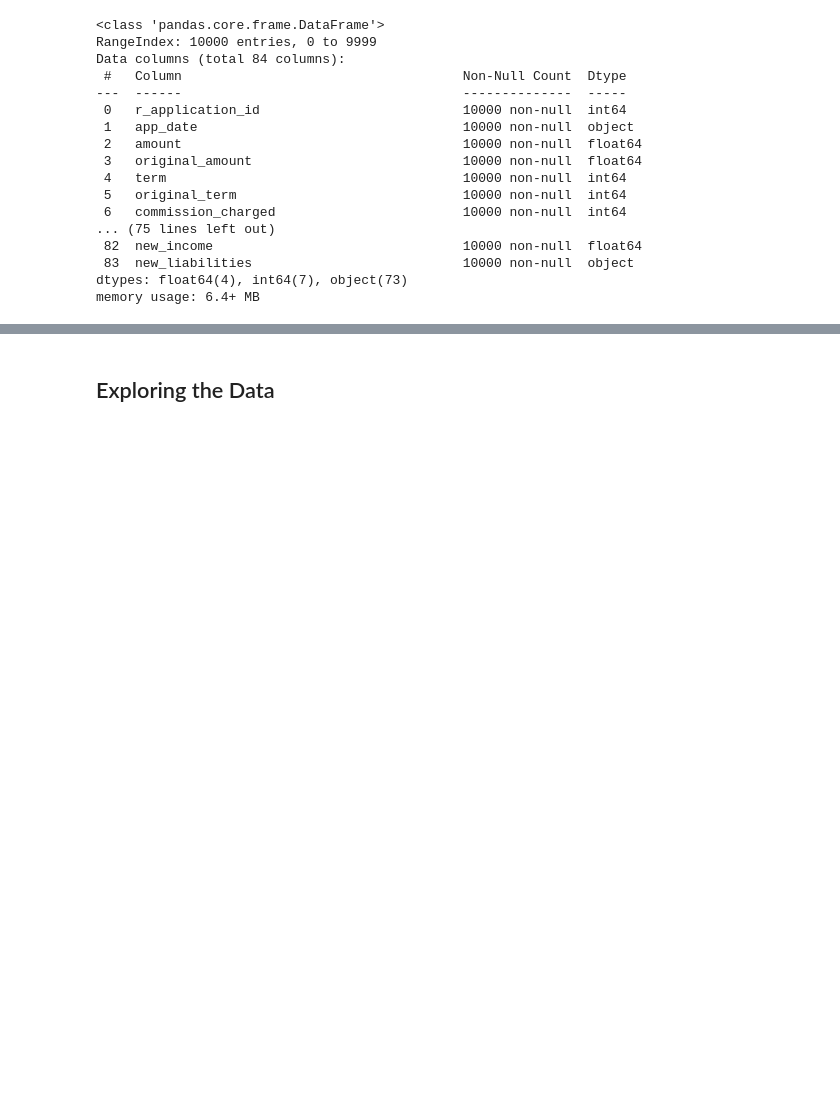
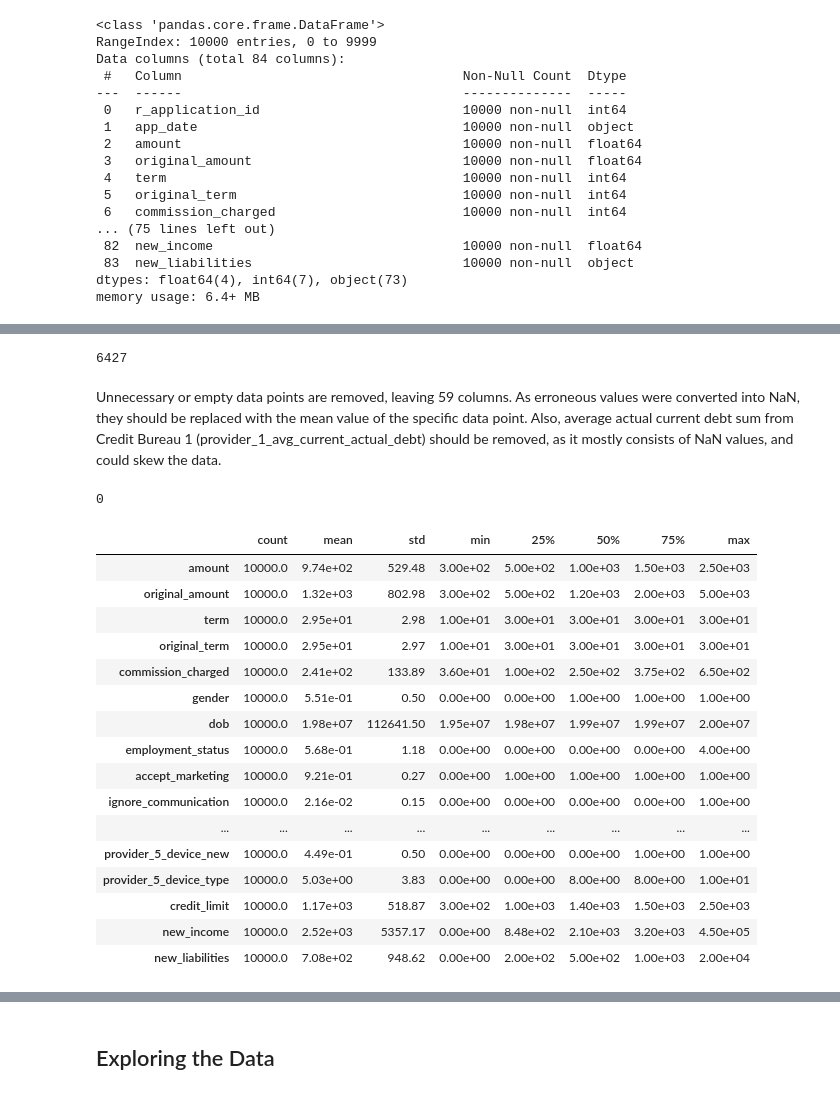
Before and after one commit to ArtisVansovics/loan_data_analysis, a Jupyter notebook: loan_data_analysis.ipynb, the cells around one changed output, grey strips where cells are left out. Drawn from its saved outputs; the diff is of its cells as text; code cells hidden in the pictures; blank space fills up the shorter version.

```diff
--- a/loan_data_analysis.ipynb
+++ b/loan_data_analysis.ipynb
@@ -78,0 +145,35 @@ There are 10 000 data entries and 84 data points.
+# %%
+df.isnull().sum().max()
+# %% [output]
+6427
+# %% [markdown]
+Unnecessary or empty data points are removed, leaving 59 columns. As erroneous values were converted into NaN, they should be replaced with the mean value of the specific data point. Also, average actual current debt sum from Credit Bureau 1 (provider_1_avg_current_actual_debt) should be removed, as it mostly consists of NaN values, and could skew the data.
+# %%
+# Removing average actual current debt sum
+df = df.drop(columns='provider_1_avg_current_actual_debt')
+# Replacing NaN values with column mean
+df = df.fillna(df.mean())
+
+df.isnull().sum().max()
+# %% [output]
+0
+# %%
+df.describe(include='all').T
+# %% [output]
+|  | count | mean | std | min | 25% | 50% | 75% | max |
+| amount | 10000.0 | 9.74e+02 | 529.48 | 3.00e+02 | 5.00e+02 | 1.00e+03 | 1.50e+03 | 2.50e+03 |
+| original_amount | 10000.0 | 1.32e+03 | 802.98 | 3.00e+02 | 5.00e+02 | 1.20e+03 | 2.00e+03 | 5.00e+03 |
+| term | 10000.0 | 2.95e+01 | 2.98 | 1.00e+01 | 3.00e+01 | 3.00e+01 | 3.00e+01 | 3.00e+01 |
+| original_term | 10000.0 | 2.95e+01 | 2.97 | 1.00e+01 | 3.00e+01 | 3.00e+01 | 3.00e+01 | 3.00e+01 |
+| commission_charged | 10000.0 | 2.41e+02 | 133.89 | 3.60e+01 | 1.00e+02 | 2.50e+02 | 3.75e+02 | 6.50e+02 |
+| gender | 10000.0 | 5.51e-01 | 0.50 | 0.00e+00 | 0.00e+00 | 1.00e+00 | 1.00e+00 | 1.00e+00 |
+| dob | 10000.0 | 1.98e+07 | 112641.50 | 1.95e+07 | 1.98e+07 | 1.99e+07 | 1.99e+07 | 2.00e+07 |
+| employment_status | 10000.0 | 5.68e-01 | 1.18 | 0.00e+00 | 0.00e+00 | 0.00e+00 | 0.00e+00 | 4.00e+00 |
+| accept_marketing | 10000.0 | 9.21e-01 | 0.27 | 0.00e+00 | 1.00e+00 | 1.00e+00 | 1.00e+00 | 1.00e+00 |
+| ignore_communication | 10000.0 | 2.16e-02 | 0.15 | 0.00e+00 | 0.00e+00 | 0.00e+00 | 0.00e+00 | 1.00e+00 |
+| ... | ... | ... | ... | ... | ... | ... | ... | ... |
+| provider_5_device_new | 10000.0 | 4.49e-01 | 0.50 | 0.00e+00 | 0.00e+00 | 0.00e+00 | 1.00e+00 | 1.00e+00 |
+| provider_5_device_type | 10000.0 | 5.03e+00 | 3.83 | 0.00e+00 | 0.00e+00 | 8.00e+00 | 8.00e+00 | 1.00e+01 |
+| credit_limit | 10000.0 | 1.17e+03 | 518.87 | 3.00e+02 | 1.00e+03 | 1.40e+03 | 1.50e+03 | 2.50e+03 |
+| new_income | 10000.0 | 2.52e+03 | 5357.17 | 0.00e+00 | 8.48e+02 | 2.10e+03 | 3.20e+03 | 4.50e+05 |
+| new_liabilities | 10000.0 | 7.08e+02 | 948.62 | 0.00e+00 | 2.00e+02 | 5.00e+02 | 1.00e+03 | 2.00e+04 |
```
Also changed, not shown: parts of 16 cells of this notebook.
